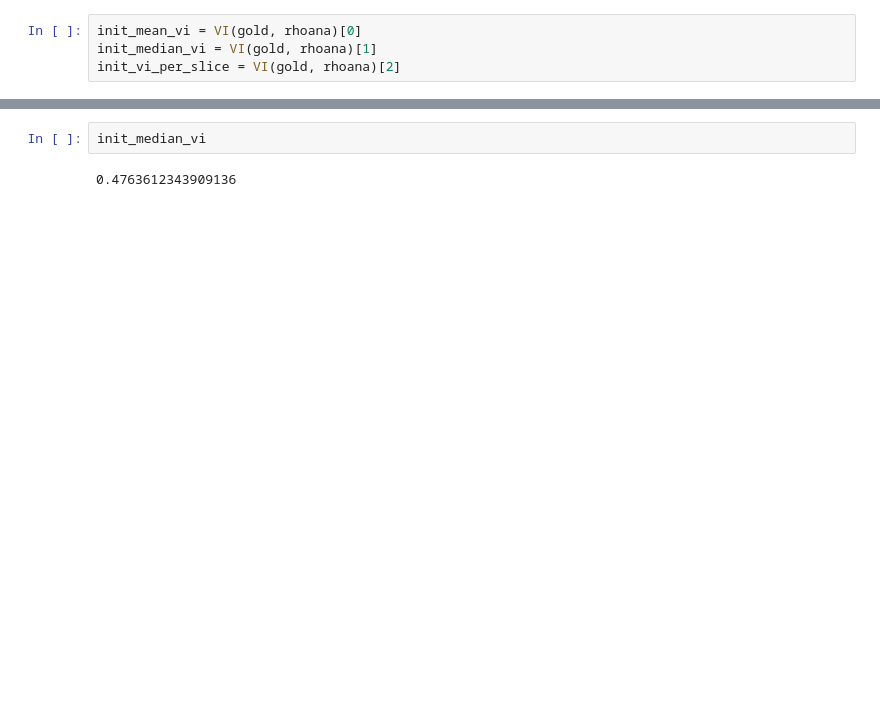
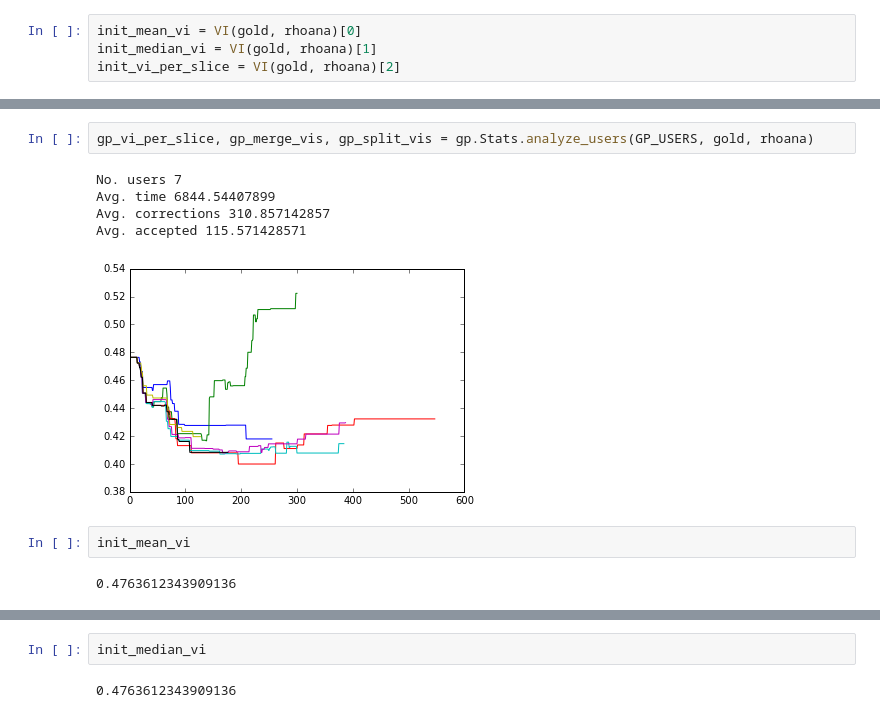
Before and after one commit to VCG/gp, a Jupyter notebook: ipy_test/LOAD_USER.ipynb, the cells around one changed output, grey strips where cells are left out. Drawn from its saved outputs; the diff is of its cells as text; blank space fills up the shorter version.

```diff
--- a/ipy_test/LOAD_USER.ipynb
+++ b/ipy_test/LOAD_USER.ipynb
@@ -189,0 +57,12 @@ gp_vi_per_slice
+# %%
+gp_vi_per_slice, gp_merge_vis, gp_split_vis = gp.Stats.analyze_users(GP_USERS, gold, rhoana)
+# %% [output]
+No. users 7
+Avg. time 6844.54407899
+Avg. corrections 310.857142857
+Avg. accepted 115.571428571
+[figure, added]
+# %%
+init_mean_vi
+# %% [output]
+0.4763612343909136
```
Also changed, not shown: parts of 38 cells of this notebook, 9 other files.
